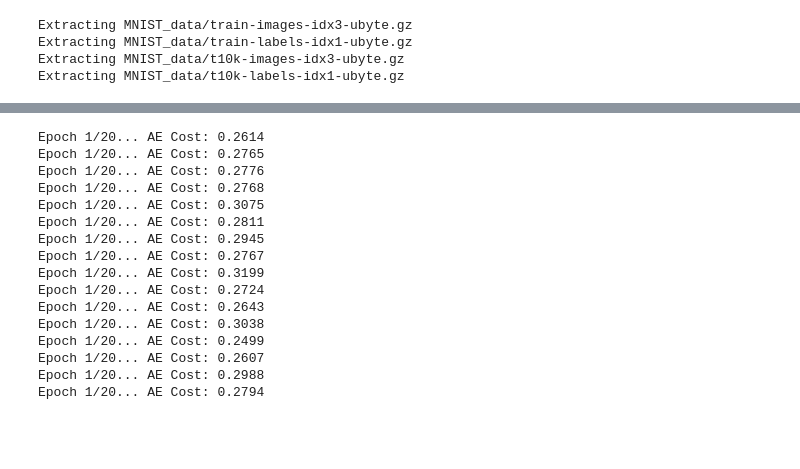
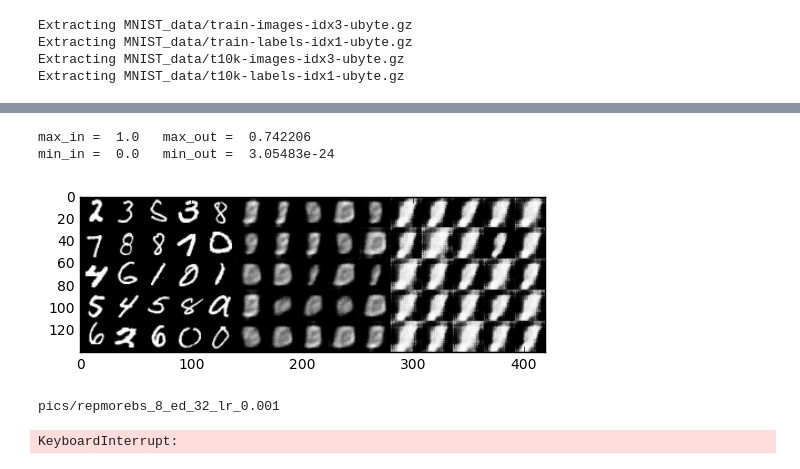
Before and after one commit to drburke/tensorflow, a Jupyter notebook: SENs/SENs_MNIST.ipynb, the cells around one changed output, grey strips where cells are left out. Saved outputs shown, nothing was run; the diff lists cells and outputs as text; code cells hidden in the pictures; blank space fills up the shorter version.

```diff
--- a/SENs/SENs_MNIST.ipynb
+++ b/SENs/SENs_MNIST.ipynb
@@ -39,7 +39,7 @@ plt.imshow(helper.images_square_grid(img, 'L'), cmap='gray')
 def train(epoch_count, batch_size, embedded_image_dim, learning_rate, beta1, img_shape, data_image_mode, logs_path):
 
     print_every = 100
-    show_every = 10000
+    show_every = 100
 
     samples, losses = [], []
     steps = 0
@@ -49,6 +49,7 @@ def train(epoch_count, batch_size, embedded_image_dim, learning_rate, beta1, img
 
     # get loss and output variables
     autoencoder_cost_tf, autoencoder_output_tf, discriminator_cost_tf, discriminator_output_tf, generated_output_tf, discriminator_loss_fake, discriminator_loss_real, generator_cost_tf =  sens.model_loss(input_images_tf, len(data_image_mode), target_output_images_tf, embedded_image_dim, embedded_image_input_tf)
+
     tf.summary.scalar('autoencoder_cost', autoencoder_cost_tf)
     tf.summary.scalar('generator_cost', generator_cost_tf)
     tf.summary.scalar('discriminator_cost',discriminator_cost_tf)
@@ -118,42 +119,32 @@ def train(epoch_count, batch_size, embedded_image_dim, learning_rate, beta1, img
 
         helper.show_autoencoder_output(sess, img_shape, mnist.train.next_batch(25),input_images_tf, autoencoder_output_tf, generated_output_tf, embedded_image_input_tf, embedded_image_dim, data_image_mode,label='pics/'+logs_path[10:])
 # %%
-import sens_network_direct_gen as sens
-import helper
+import sens_network_mnist as sens
+import helper_mnist as helper
 importlib.reload(sens)
 importlib.reload(helper)
 
 batch_size = 32
 embedded_dim = 64
 learning_rate = 0.001
 beta1 = 0.4
 data_shape = 28
 rates = [0.001]
 epochs = 20
 
 # mnist_dataset = helper.Dataset('mnist', glob(os.path.join(data_dir, 'mnist/*.jpg')))
 
-for batch_size in [8,16,32]:
-    for embedded_dim in [32,64,128]:
-        for learning_rate_i in range(1):
-            learning_rate = rates[learning_rate_i]
-            parameter_label = './logs/28/'+'bs_'+str(batch_size)+'_ed_'+str(embedded_dim)+'_lr_'+str(learning_rate)
-            with tf.Graph().as_default():
-                train(epochs, batch_size, embedded_dim, learning_rate, beta1, data_shape, 'L', parameter_label)
+# for batch_size in [8,16,32]:
+#     for embedded_dim in [32,64,128]:
+#         for learning_rate_i in range(1):
+
+learning_rate = rates[learning_rate_i]
+parameter_label = './logs/30/'+'repmorebs_'+str(batch_size)+'_ed_'+str(embedded_dim)+'_lr_'+str(learning_rate)
+with tf.Graph().as_default():
+    train(epochs, batch_size, embedded_dim, learning_rate, beta1, data_shape, 'L', parameter_label)
 # %% [output]
-Epoch 1/20... AE Cost: 0.2614
-Epoch 1/20... AE Cost: 0.2765
-Epoch 1/20... AE Cost: 0.2776
-Epoch 1/20... AE Cost: 0.2768
-Epoch 1/20... AE Cost: 0.3075
-Epoch 1/20... AE Cost: 0.2811
-Epoch 1/20... AE Cost: 0.2945
-Epoch 1/20... AE Cost: 0.2767
-Epoch 1/20... AE Cost: 0.3199
-Epoch 1/20... AE Cost: 0.2724
-Epoch 1/20... AE Cost: 0.2643
-Epoch 1/20... AE Cost: 0.3038
-Epoch 1/20... AE Cost: 0.2499
-Epoch 1/20... AE Cost: 0.2607
-Epoch 1/20... AE Cost: 0.2988
-Epoch 1/20... AE Cost: 0.2794
+max_in =  1.0   max_out =  0.742206
+min_in =  0.0   min_out =  3.05483e-24
+[figure, added]
+pics/repmorebs_8_ed_32_lr_0.001
+KeyboardInterrupt:
```
Also changed, not shown: parts of 1 cell of this notebook, 4 other files.
